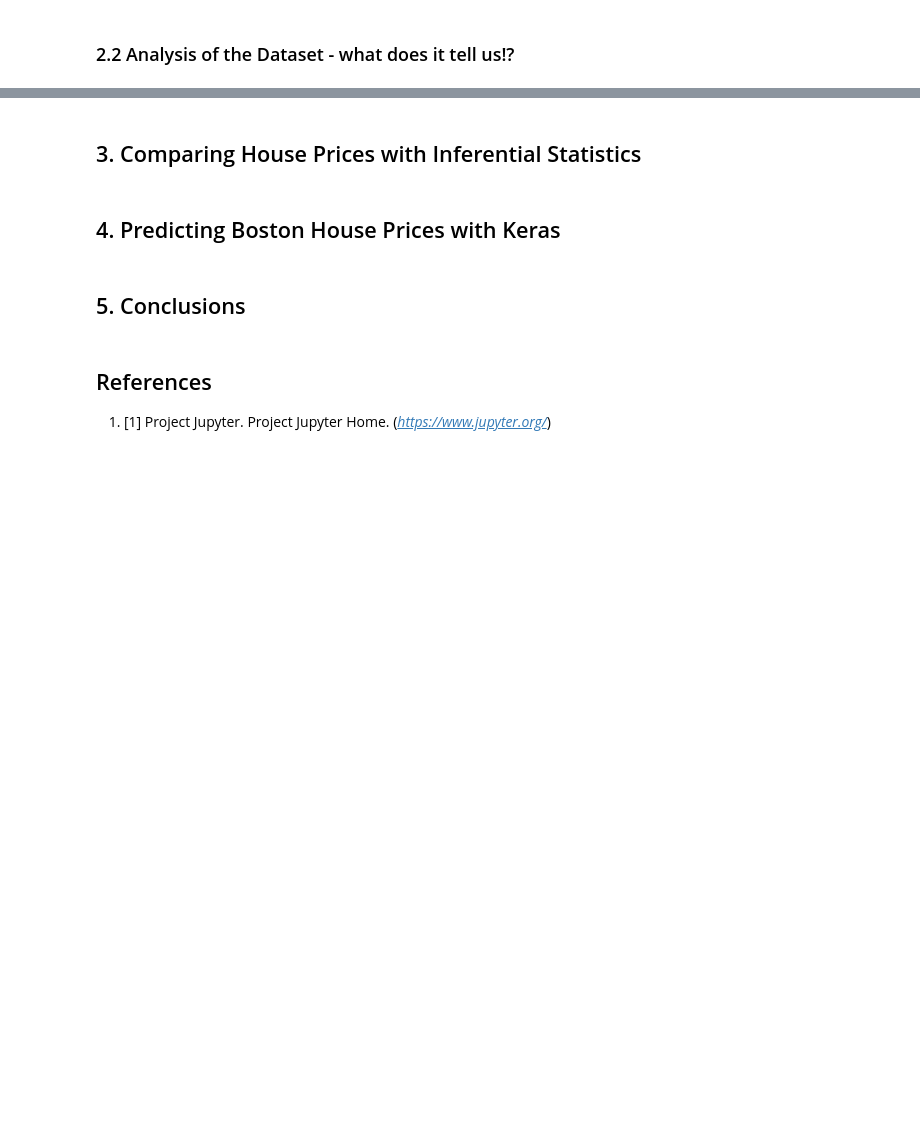
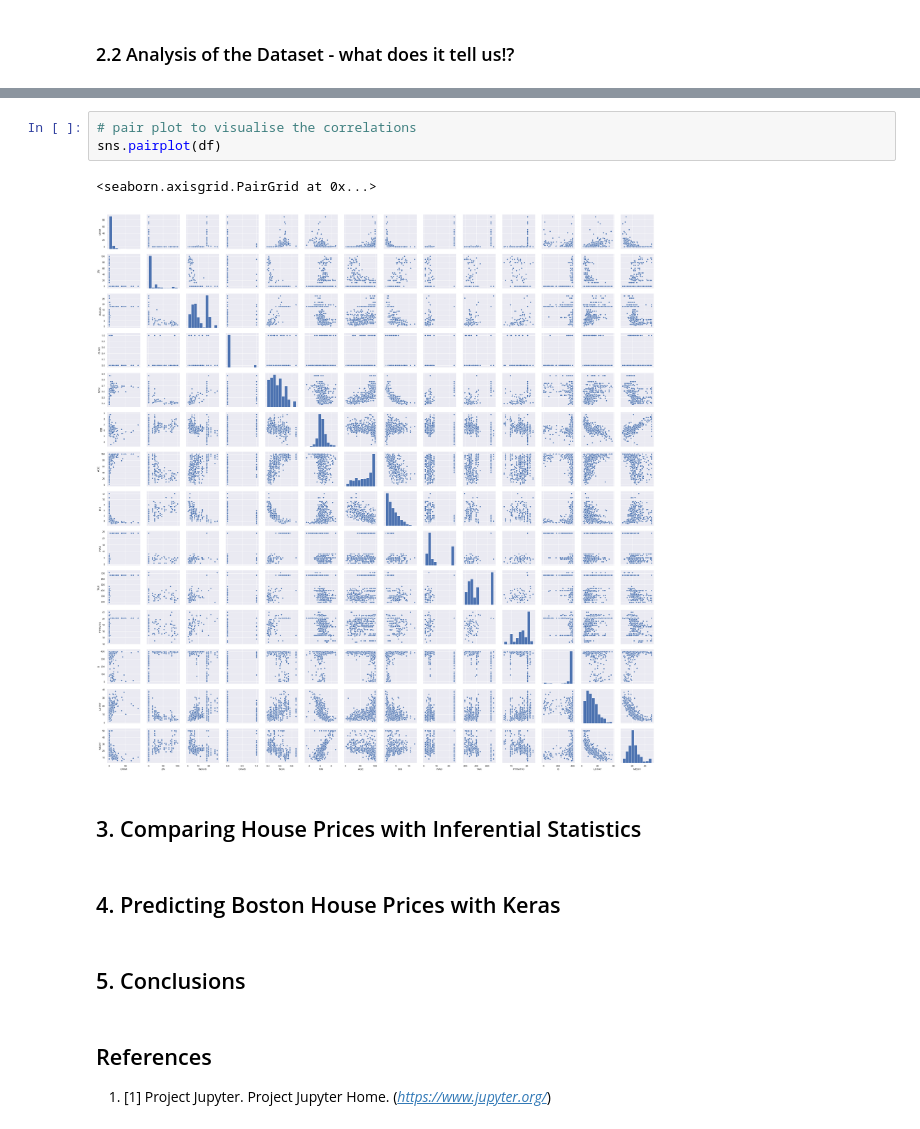
Before and after one commit to shkyler/gmit-mls-project, a Jupyter notebook: boston-housing.ipynb, the cells around one changed output, grey strips where cells are left out. Drawn from its saved outputs; the diff is of its cells as text; blank space fills up the shorter version.

```diff
--- a/boston-housing.ipynb
+++ b/boston-housing.ipynb
@@ -54,3 +82,9 @@ df.head()
+# %%
+# pair plot to visualise the correlations
+sns.pairplot(df)
+# %% [output]
+<seaborn.axisgrid.PairGrid at 0x...>
+[figure, added]
 # %% [markdown]
 ## 3. Comparing House Prices with Inferential Statistics
 # %% [markdown]
```
Also changed, not shown: parts of 5 cells of this notebook, 1 other file.
